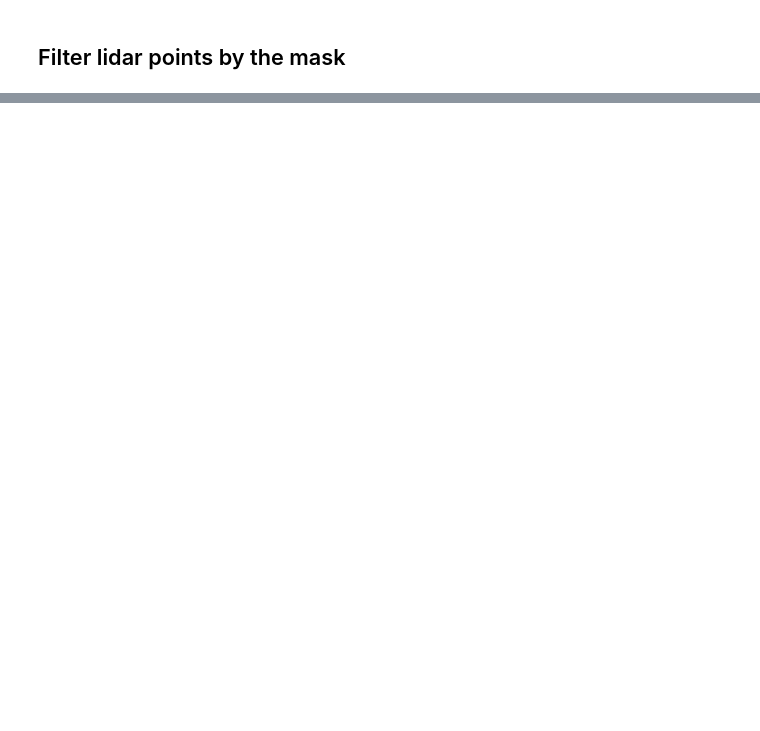
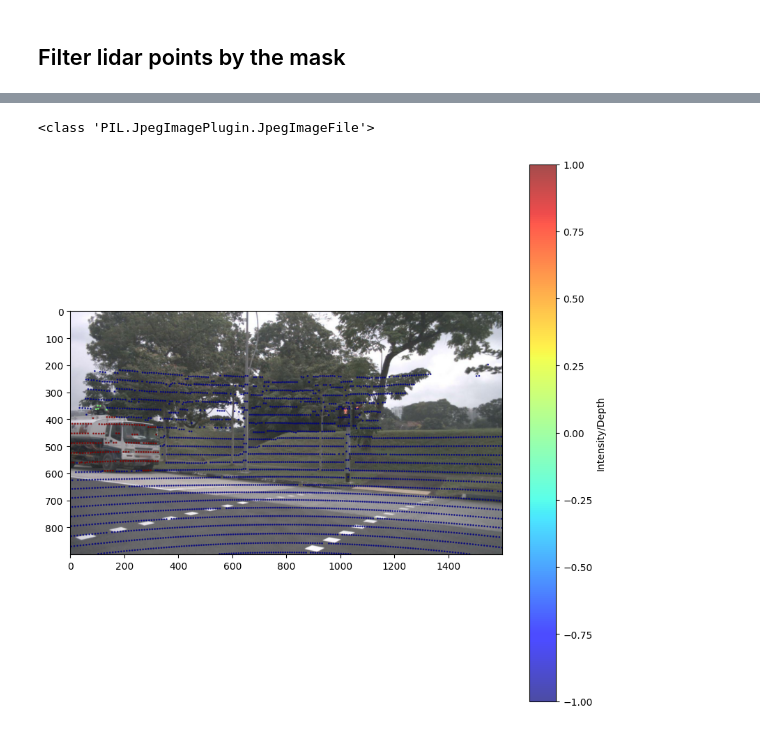
Before and after one commit to mrgares/cameras_to_lidar_projection_annotations, a Jupyter notebook: quick_test_3d_visu.ipynb, the cells around one changed output, grey strips where cells are left out. Saved outputs shown, nothing was run; the diff lists cells and outputs as text; code cells hidden in the pictures; blank space fills up the shorter version.

```diff
--- a/quick_test_3d_visu.ipynb
+++ b/quick_test_3d_visu.ipynb
@@ -51,9 +53,7 @@ helpers.visualize_full_mask_on_image(image, camera_sample.pseudo_masks)
 # %%
 pcd = o3d.io.read_point_cloud(lidar_sample.filepath)
 lidar_data = np.asarray(pcd.points).T
-image_ = np.array(image)
-image_height, image_width = image_.shape[:2]
 point_classes = -1 * np.ones(lidar_data.shape[1], dtype=int)
-visible_labels = helpers.assign_labels_from_masks(points_projected, camera_sample, image_width, image_height)
+visible_labels = helpers.assign_labels_from_masks(points_projected, camera_sample)
 # %%
 point_classes[visible_indices] = visible_labels
@@ -59,0 +158,5 @@ point_classes[visible_indices] = visible_labels
+# %%
+helpers.visualize_pointcloud_on_image(image, points_projected, coloring=visible_labels)
+# %% [output]
+<class 'PIL.JpegImagePlugin.JpegImageFile'>
+[figure, added]
```
Also changed, not shown: parts of 21 cells of this notebook, 8 other files.
